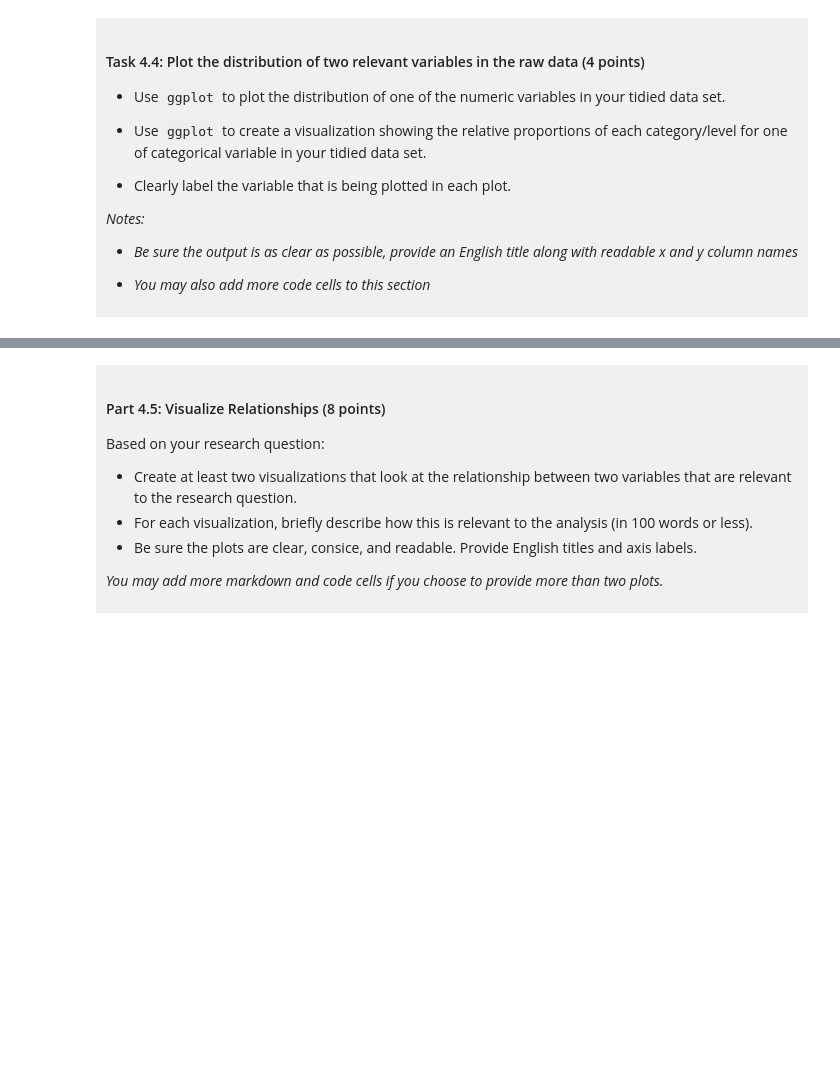
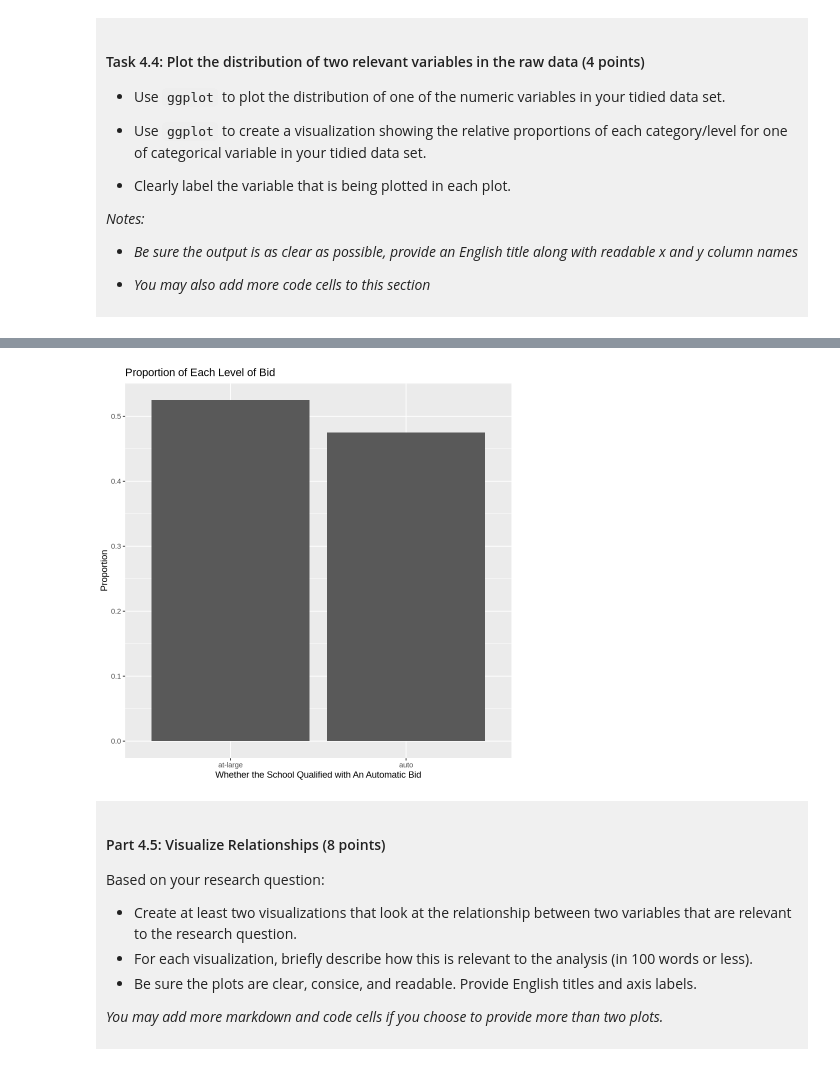
Before and after one commit to dsci-100-project/Yiheng-Sun, a Jupyter notebook: dsci-100-project-notebook.ipynb, the cells around one changed output, grey strips where cells are left out. Cells and saved outputs as stored; diff of their text form; code cells hidden in the pictures; blank space fills up the shorter version.

```diff
--- a/dsci-100-project-notebook.ipynb
+++ b/dsci-100-project-notebook.ipynb
@@ -291,5 +334,13 @@ You will refine your research question (if needed) and produce a tidy data set.
 # %%
-### EDIT THIS CODE CELL FOR PLOT 2 ###
+madness_prop <- tidy_data |>
+  count(bid) |>
+  mutate(prop = n / sum(n))
+madness_plot2 <- ggplot(madness_prop, aes(x=bid, y=prop)) +
+  geom_bar(stat="identity") +
+  labs(x="Whether the School Qualified with An Automatic Bid", y="Proportion", title="Proportion of Each Level of Bid")
+madness_plot2
+# %% [output]
+[figure, added]
 # %% [markdown]
 <div style="background-color: #f0f0f0; padding: 10px;">
 
```
Also changed, not shown: parts of 9 cells of this notebook.
